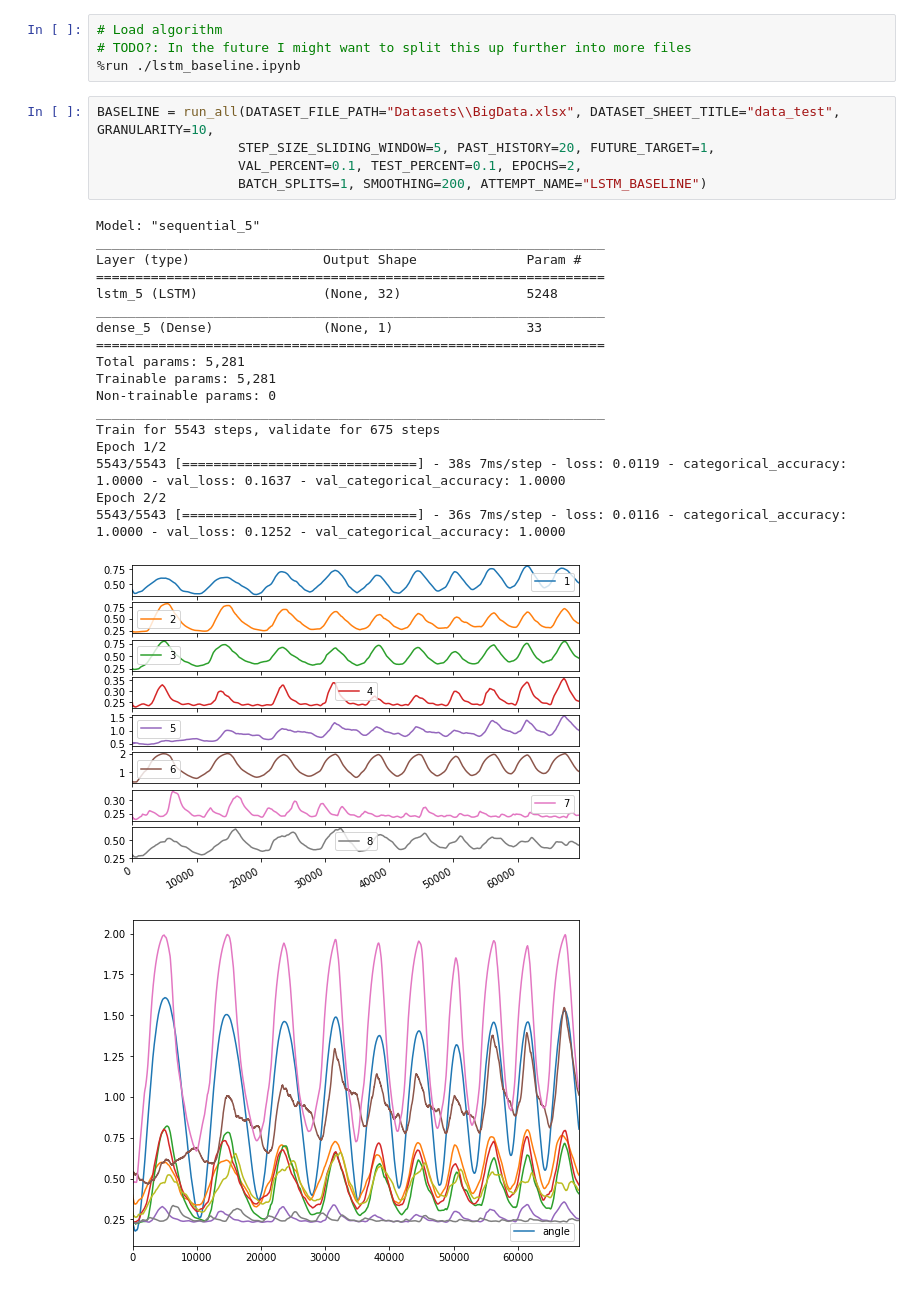
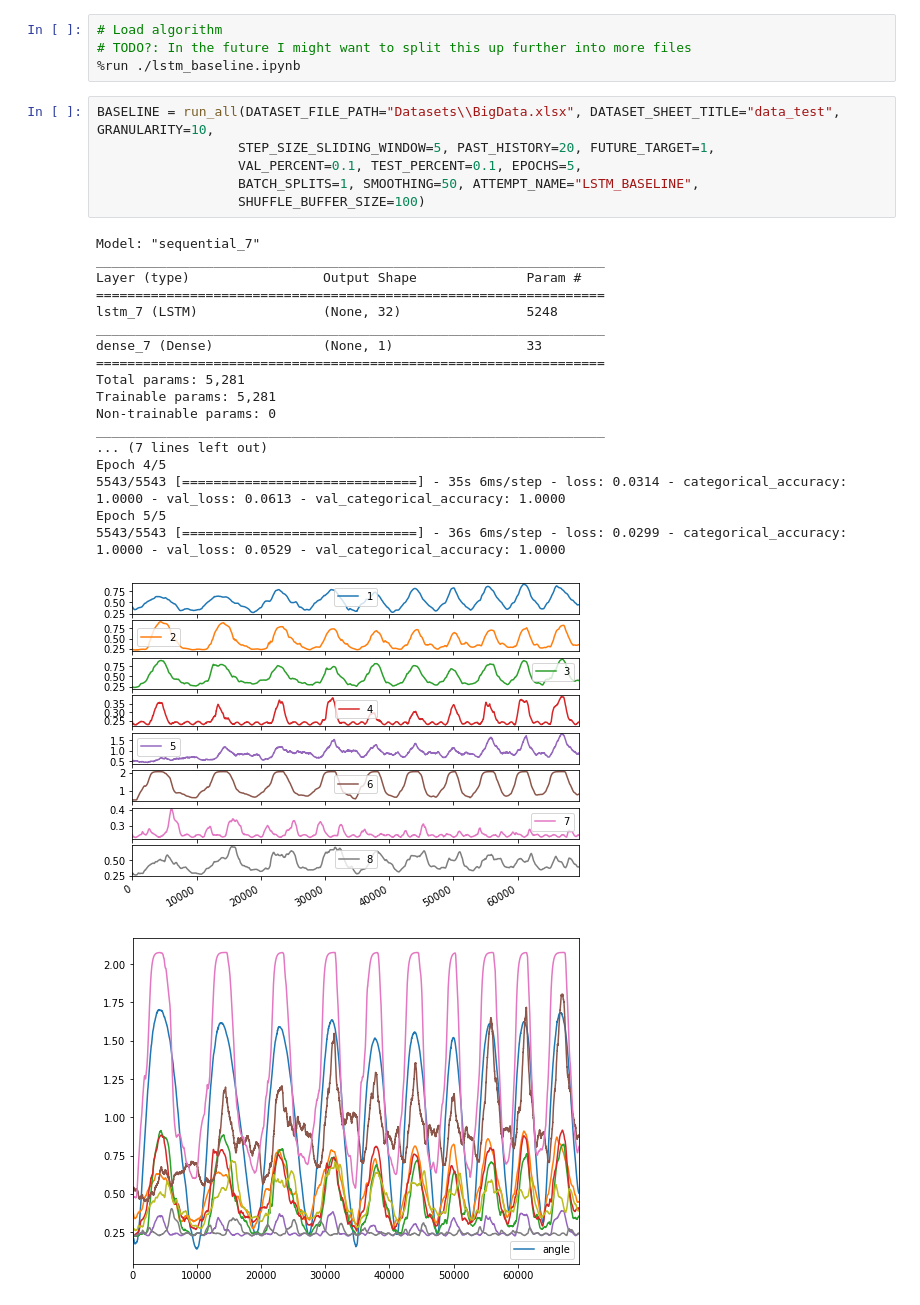
Before and after one commit to j-karls/P9-Exoskeleton, a Jupyter notebook: meta_algorithm.ipynb, the cells around one changed output. Drawn from its saved outputs; the diff is of its cells as text.

```diff
--- a/meta_algorithm.ipynb
+++ b/meta_algorithm.ipynb
@@ -24,25 +24,26 @@
 # %%
 BASELINE = run_all(DATASET_FILE_PATH="Datasets\\BigData.xlsx", DATASET_SHEET_TITLE="data_test", GRANULARITY=10,
                   STEP_SIZE_SLIDING_WINDOW=5, PAST_HISTORY=20, FUTURE_TARGET=1,
-                  VAL_PERCENT=0.1, TEST_PERCENT=0.1, EPOCHS=2,
-                  BATCH_SPLITS=1, SMOOTHING=200, ATTEMPT_NAME="LSTM_BASELINE")
+                  VAL_PERCENT=0.1, TEST_PERCENT=0.1, EPOCHS=5,
+                  BATCH_SPLITS=1, SMOOTHING=50, ATTEMPT_NAME="LSTM_BASELINE",
+                  SHUFFLE_BUFFER_SIZE=100)
 # %% [output]
-Model: "sequential_5"
+Model: "sequential_7"
 _________________________________________________________________
 Layer (type)                 Output Shape              Param #
 =================================================================
-lstm_5 (LSTM)                (None, 32)                5248
+lstm_7 (LSTM)                (None, 32)                5248
 _________________________________________________________________
-dense_5 (Dense)              (None, 1)                 33
+dense_7 (Dense)              (None, 1)                 33
 =================================================================
 Total params: 5,281
 Trainable params: 5,281
 Non-trainable params: 0
 _________________________________________________________________
-Train for 5543 steps, validate for 675 steps
-Epoch 1/2
-5543/5543 [==============================] - 38s 7ms/step - loss: 0.0119 - categorical_accuracy: 1.0000 - val_loss: 0.1637 - val_categorical_accuracy: 1.0000
-Epoch 2/2
-5543/5543 [==============================] - 36s 7ms/step - loss: 0.0116 - categorical_accuracy: 1.0000 - val_loss: 0.1252 - val_categorical_accuracy: 1.0000
+... (7 lines left out)
+Epoch 4/5
+5543/5543 [==============================] - 35s 6ms/step - loss: 0.0314 - categorical_accuracy: 1.0000 - val_loss: 0.0613 - val_categorical_accuracy: 1.0000
+Epoch 5/5
+5543/5543 [==============================] - 36s 6ms/step - loss: 0.0299 - categorical_accuracy: 1.0000 - val_loss: 0.0529 - val_categorical_accuracy: 1.0000
-[figure, old version]
+[figure, new version]
-[figure, old version]
+[figure, new version]
```
Also changed, not shown: parts of 2 cells of this notebook, 1 other file.
